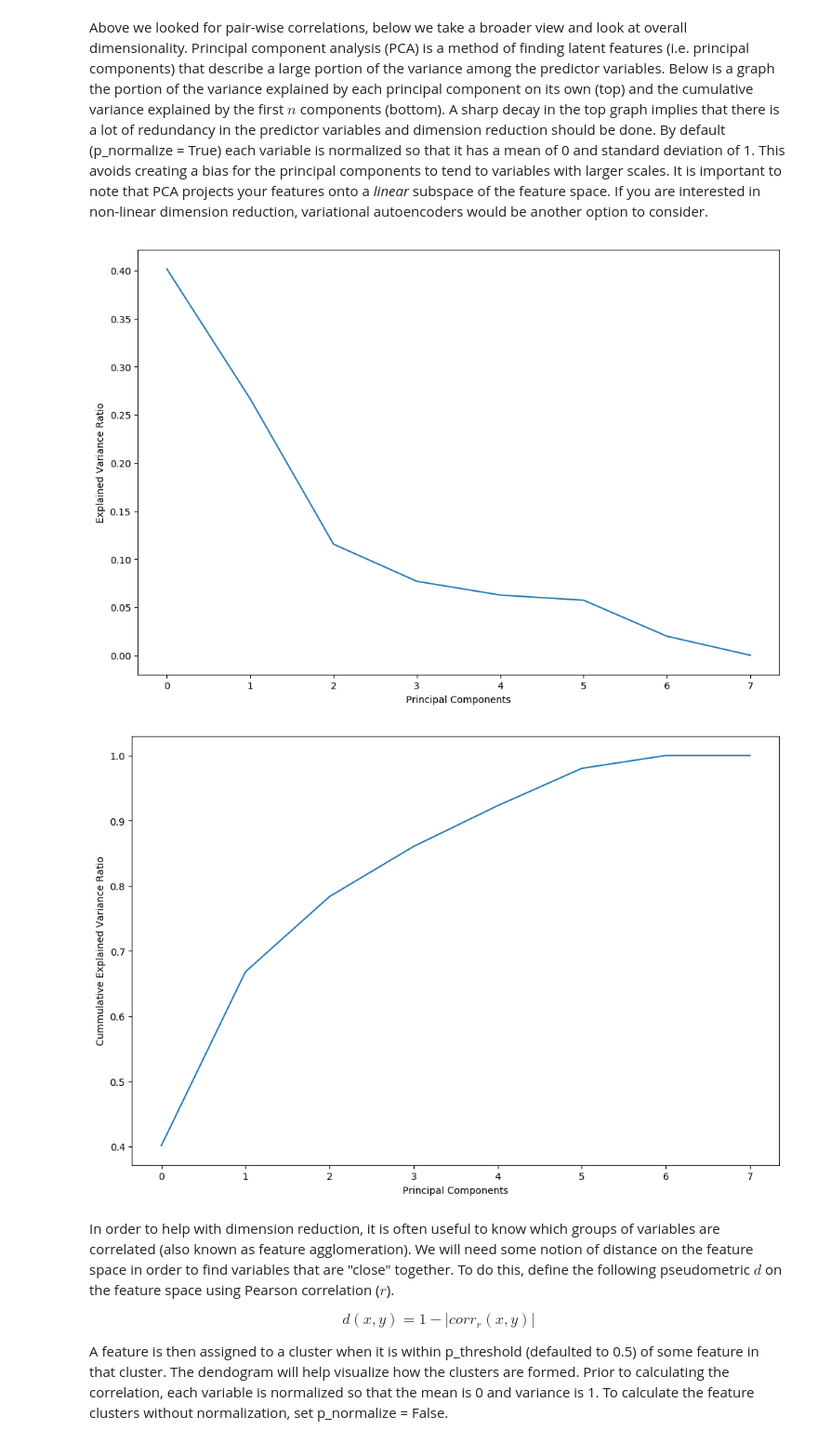
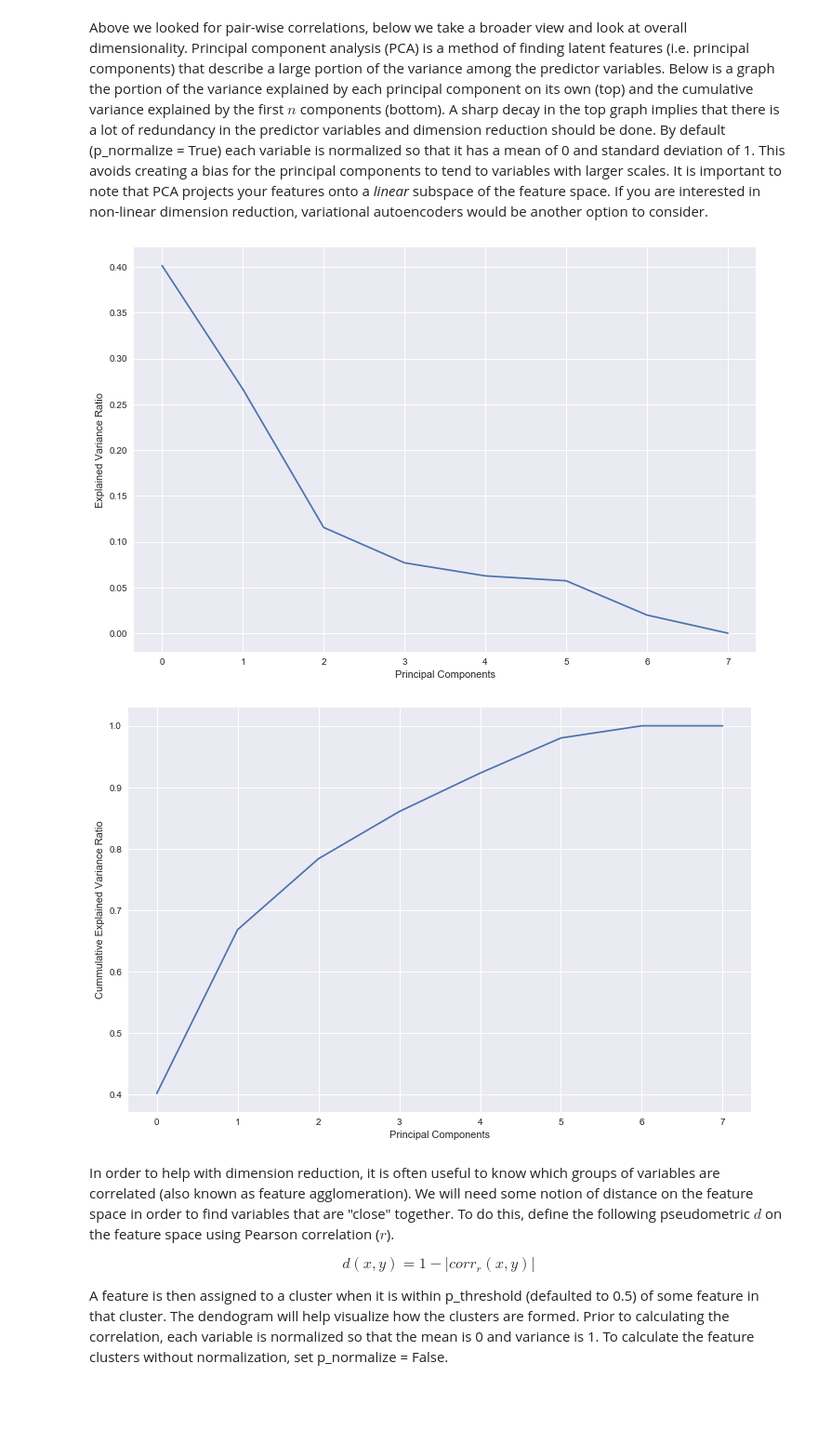
Before and after one commit to smith478/ModelTools, a Jupyter notebook: Jupyter Books/ExploratoryDataAnalysis-Schooling.ipynb, the cells around one changed output. Shown at 93% size. Saved outputs shown, nothing was run; the diff lists cells and outputs as text; code cells hidden in the pictures; blank space fills up the shorter version.

```diff
--- a/Jupyter Books/ExploratoryDataAnalysis-Schooling.ipynb
+++ b/Jupyter Books/ExploratoryDataAnalysis-Schooling.ipynb
@@ -207,10 +232,10 @@ daded and momed = 0.54
 # %% [markdown]
 Above we looked for pair-wise correlations, below we take a broader view and look at overall dimensionality. Principal component analysis (PCA) is a method of finding latent features (i.e. principal components) that describe a large portion of the variance among the predictor variables. Below is a graph the portion of the variance explained by each principal component on its own (top) and the cumulative variance explained by the first $n$ components (bottom). A sharp decay in the top graph implies that there is a lot of redundancy in the predictor variables and dimension reduction should be done. By default (p_normalize = True) each variable is normalized so that it has a mean of 0 and standard deviation of 1. This avoids creating a bias for the principal components to tend to variables with larger scales. It is important to note that PCA projects your features onto a *linear* subspace of the feature space. If you are interested in non-linear dimension reduction, variational autoencoders would be another option to consider.
-# %%
-EDATools.PCAnalysis(dataset, predictors, numeric_cat_index)
-# %% [output]
-[figure, removed]
-[figure, removed]
+# %%
+feature_clusters.pca_cont()
+# %% [output]
+[figure, added]
+[figure, added]
 # %% [markdown]
 In order to help with dimension reduction, it is often useful to know which groups of variables are correlated (also known as feature agglomeration). We will need some notion of distance on the feature space in order to find variables that are "close" together. To do this, define the following pseudometric $d$ on the feature space using Pearson correlation ($r$).
 
```
Also changed, not shown: parts of 27 cells of this notebook, 6 other files.
